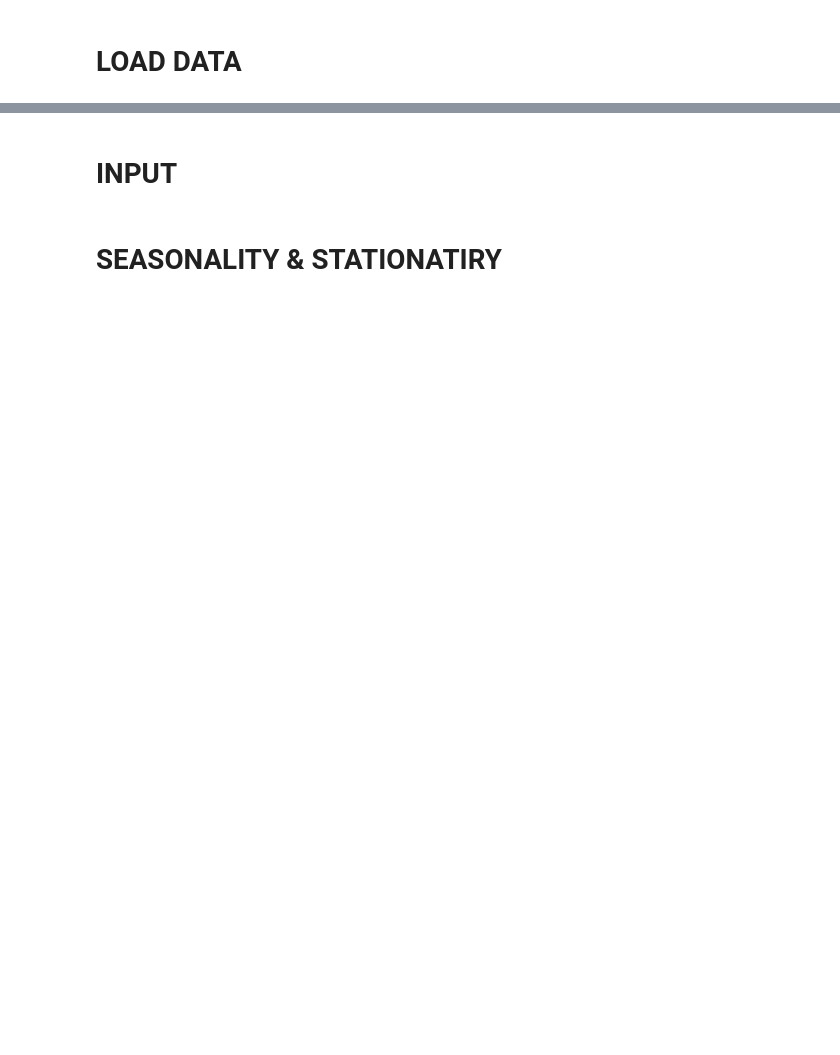
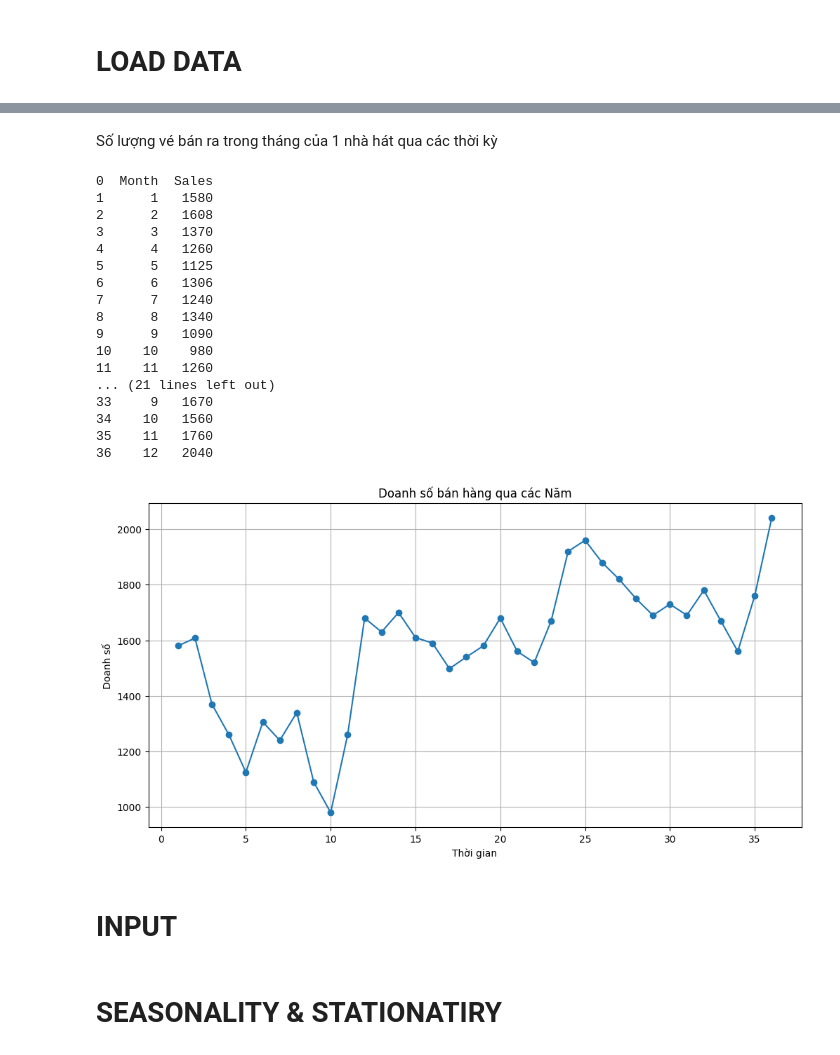
Before and after one commit to tanhpuh/time-series-forecasting, a Jupyter notebook: time_series_forecasting.ipynb, the cells around one changed output, grey strips where cells are left out. Cells and saved outputs as stored; diff of their text form; code cells hidden in the pictures; blank space fills up the shorter version.

```diff
--- a/time_series_forecasting.ipynb
+++ b/time_series_forecasting.ipynb
@@ -92,3 +55,58 @@ Month
+# %% [markdown]
+Số lượng vé bán ra trong tháng của 1 nhà hát qua các thời kỳ
+# %%
+# Colab
+spreadsheet_id = "1TRCjbkCwgM2usvYWdC_BUcYouM9nidvI-Mq-T1A--Hs"  # Replace with your Spreadsheet ID
+sheet_name = "data"  # Change to your sheet name
+
+# Open the Google Spreadsheet
+sh = gc.open_by_key(spreadsheet_id)
+worksheet = sh.worksheet(sheet_name)
+
+# Get all data
+data = worksheet.get_all_values()
+df = pd.DataFrame(data)
+df.columns = df.iloc[0]
+df = df[1:]
+# Rename columns and keep only Month and Sales
+df = df.rename(columns={'month': 'Month', 'ticket': 'Sales'})
+df = df[['Month', 'Sales']]
+# Convert Month to datetime and set as index
+# df['Month'] = pd.to_datetime(df['Month'],format='%Y') #format='%Y'
+# Convert 'Sales' column to numeric, handling commas and extra characters
+# df['Sales'] = df['Sales'].astype(str).str.replace(',', '', regex=False)
+# df['Sales'] = df['Sales'].str.replace(r'[^\d.]', '', regex=True)
+df['Sales'] = pd.to_numeric(df['Sales'], errors='coerce')
+# df.set_index('Month', inplace=True)
+print(df)
+
+# Vẽ biểu đồ
+plt.figure(figsize=(12, 6))
+plt.plot(df['Sales'], marker='o', linestyle='-')
+plt.title('Doanh số bán hàng qua các Năm')
+plt.xlabel('Thời gian')
+plt.ylabel('Doanh số')
+plt.grid()
+plt.show()
+# %% [output]
+0  Month  Sales
+1      1   1580
+2      2   1608
+3      3   1370
+4      4   1260
+5      5   1125
+6      6   1306
+7      7   1240
+8      8   1340
+9      9   1090
+10    10    980
+11    11   1260
+... (21 lines left out)
+33     9   1670
+34    10   1560
+35    11   1760
+36    12   2040
+[figure, added]
 # %% [markdown]
 # INPUT
 # %%
```
Also changed, not shown: parts of 11 cells of this notebook.
